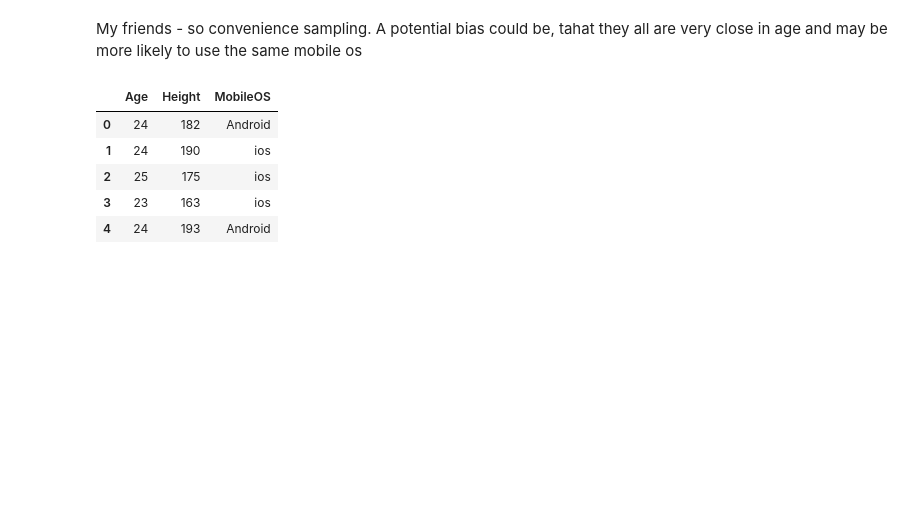
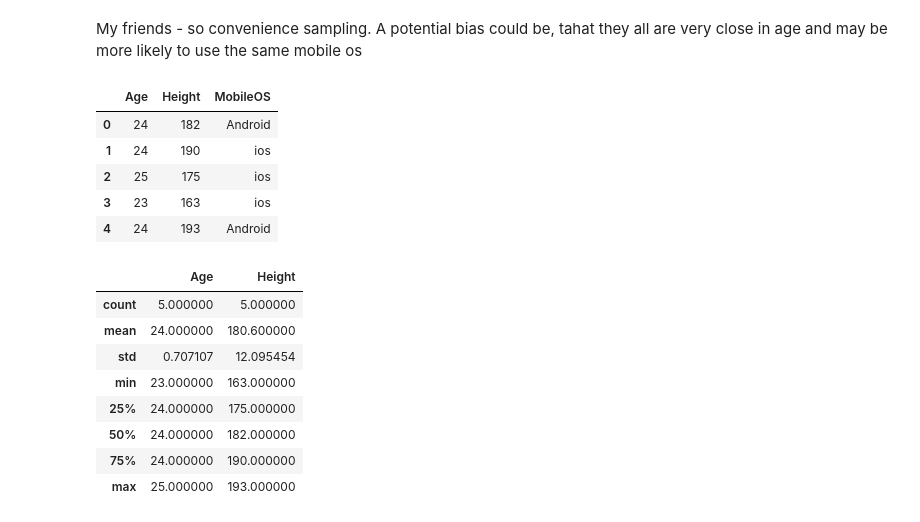
Before and after one commit to ValdemarWessing/UX-Kvantitativ-brugerevaluering-Kbh-F25, a Jupyter notebook: UX1_When-and-What.ipynb, the cells around one changed output. Drawn from its saved outputs; the diff is of its cells as text; code cells hidden in the pictures; blank space fills up the shorter version.

```diff
--- a/UX1_When-and-What.ipynb
+++ b/UX1_When-and-What.ipynb
@@ -355,3 +355,15 @@ df
 | 2 | 25 | 175 | ios |
 | 3 | 23 | 163 | ios |
 | 4 | 24 | 193 | Android |
+# %%
+df.describe()
+# %% [output]
+|  | Age | Height |
+| count | 5.000000 | 5.000000 |
+| mean | 24.000000 | 180.600000 |
+| std | 0.707107 | 12.095454 |
+| min | 23.000000 | 163.000000 |
+| 25% | 24.000000 | 175.000000 |
+| 50% | 24.000000 | 182.000000 |
+| 75% | 24.000000 | 190.000000 |
+| max | 25.000000 | 193.000000 |
```
